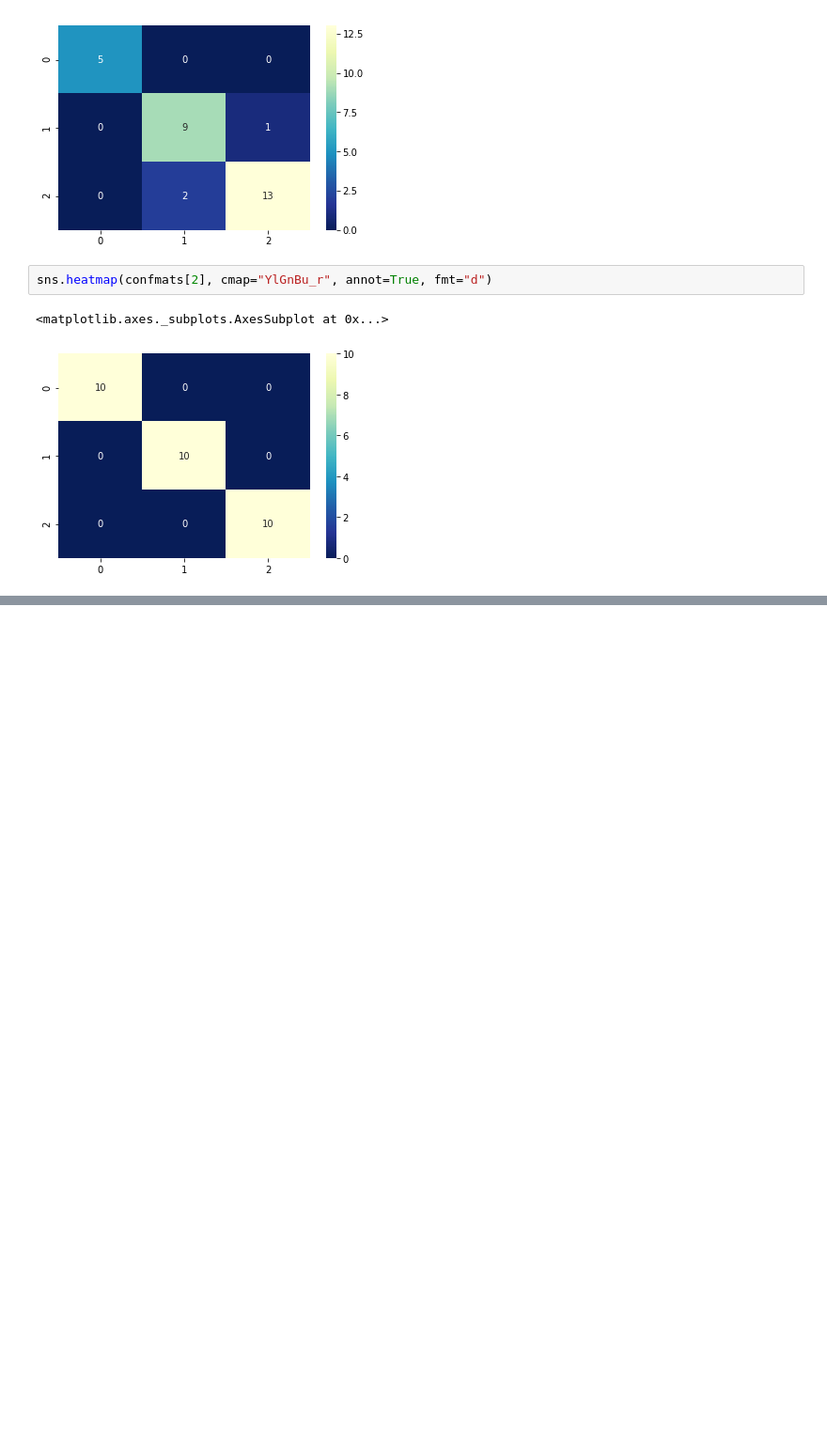
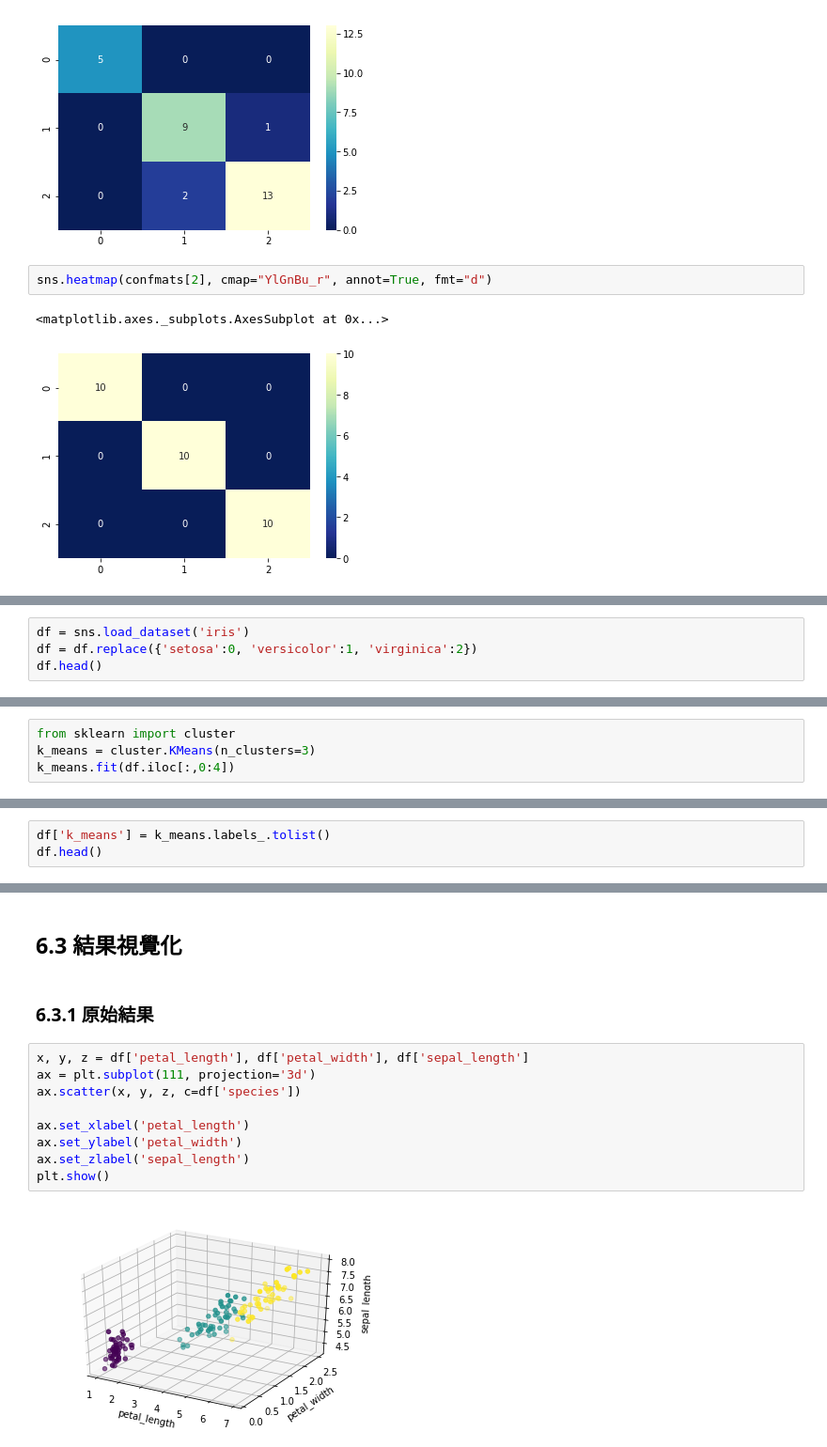
Before and after one commit to brook0922/iris_dataset_analysis, a Jupyter notebook: iris_DA_ML.ipynb, the cells around one changed output, grey strips where cells are left out. Shown: that part at 94% size. Saved outputs shown, nothing was run; the diff lists cells and outputs as text; blank space fills up the shorter version.

```diff
--- a/iris_DA_ML.ipynb
+++ b/iris_DA_ML.ipynb
@@ -410,0 +423,4 @@ sns.heatmap(confmats[2], cmap="YlGnBu_r", annot=True, fmt="d")
+# %%
+df = sns.load_dataset('iris')
+df = df.replace({'setosa':0, 'versicolor':1, 'virginica':2})
+df.head()
@@ -410,0 +434,4 @@ sns.heatmap(confmats[2], cmap="YlGnBu_r", annot=True, fmt="d")
+# %%
+from sklearn import cluster
+k_means = cluster.KMeans(n_clusters=3)
+k_means.fit(df.iloc[:,0:4])
@@ -410,0 +452,3 @@ sns.heatmap(confmats[2], cmap="YlGnBu_r", annot=True, fmt="d")
+# %%
+df['k_means'] = k_means.labels_.tolist()
+df.head()
@@ -410,0 +462,15 @@ sns.heatmap(confmats[2], cmap="YlGnBu_r", annot=True, fmt="d")
+# %% [markdown]
+## 6.3 結果視覺化
+# %% [markdown]
+### 6.3.1 原始結果
+# %%
+x, y, z = df['petal_length'], df['petal_width'], df['sepal_length']
+ax = plt.subplot(111, projection='3d')
+ax.scatter(x, y, z, c=df['species'])
+
+ax.set_xlabel('petal_length')
+ax.set_ylabel('petal_width')
+ax.set_zlabel('sepal_length')
+plt.show()
+# %% [output]
+[figure, added]
```
Also changed, not shown: parts of 18 cells of this notebook.
